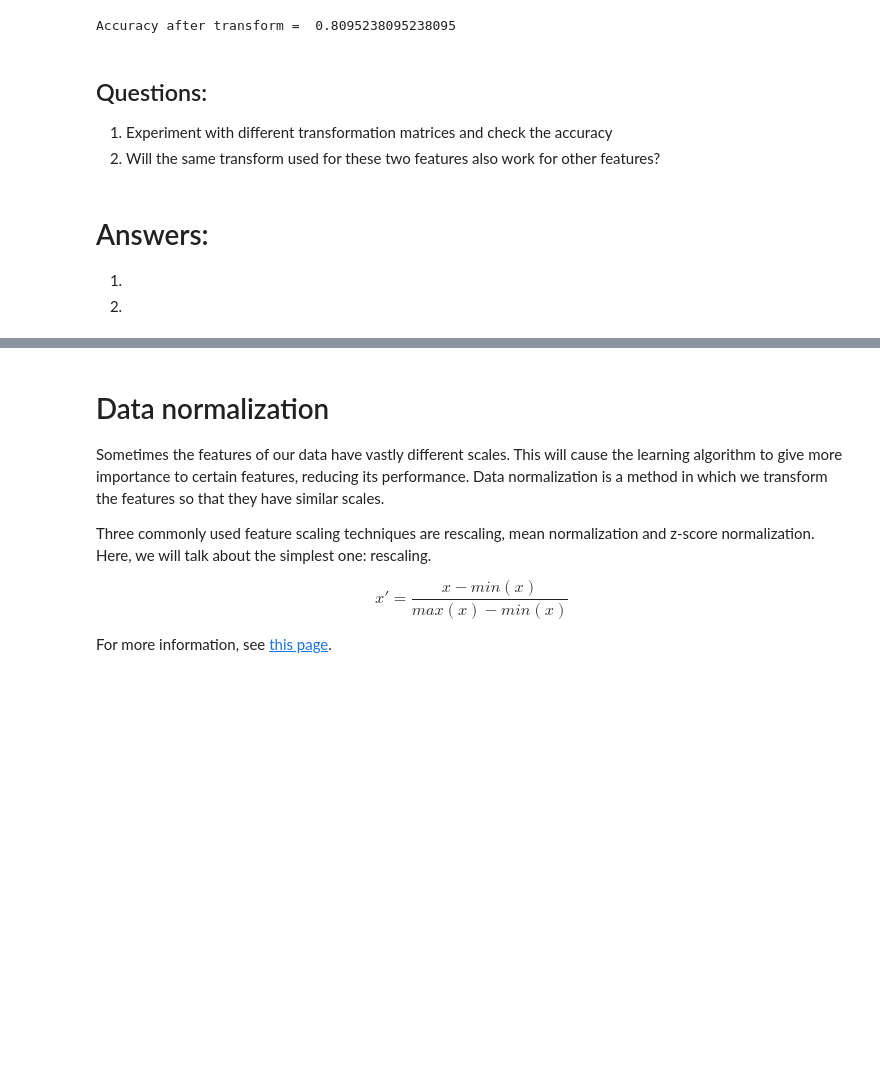
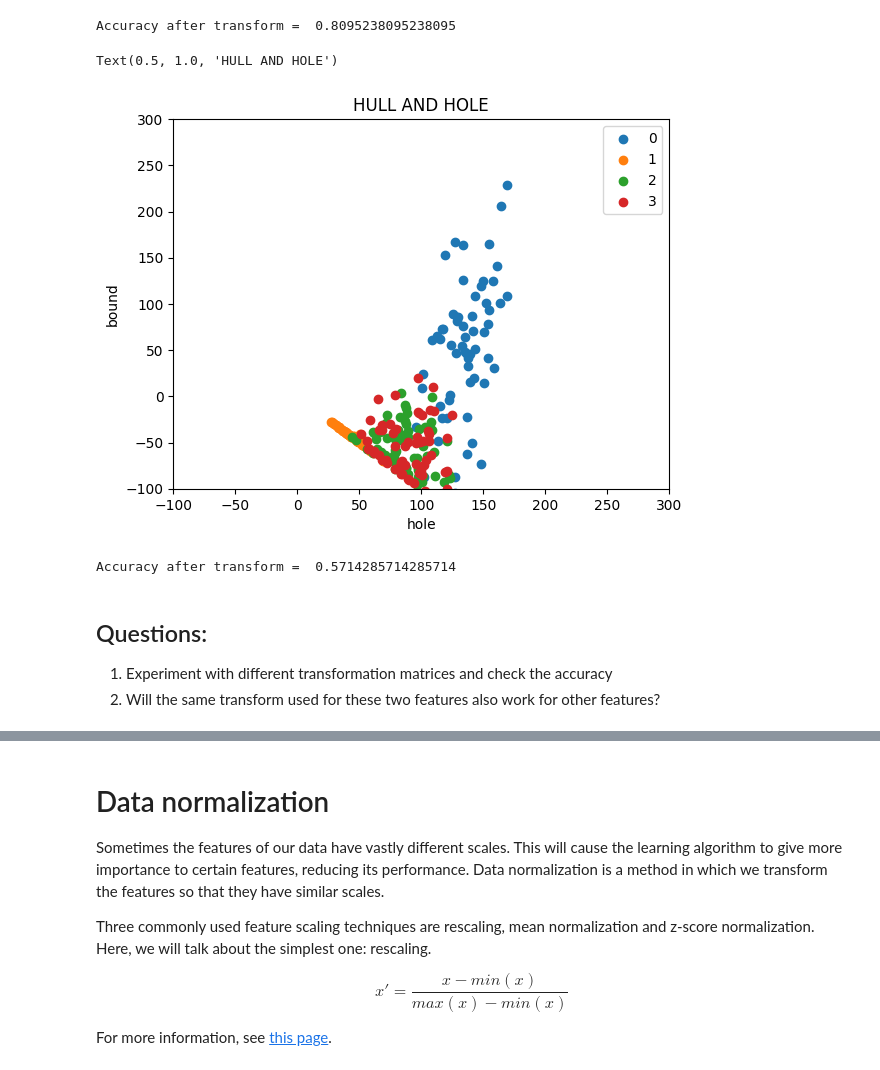
Before and after one commit to nanmaharaj/FMML_Project_and_Labs, a Jupyter notebook: Module_01_Lab_04_LinearAlgebra.ipynb, the cells around one changed output, grey strips where cells are left out. Drawn from its saved outputs; the diff is of its cells as text; code cells hidden in the pictures; blank space fills up the shorter version.

```diff
--- a/Module_01_Lab_04_LinearAlgebra.ipynb
+++ b/Module_01_Lab_04_LinearAlgebra.ipynb
@@ -325,13 +344,21 @@ acc = Accuracy(test_y, test_pred)
 print('Accuracy after transform = ', acc)
 # %% [output]
 Accuracy after transform =  0.8095238095238095
+# %%
+fig, ax = plotData(train_feats_t1, train_y)
+ax.set_xlim(xlim)
+ax.set_ylim(ylim)
+plt.title('HULL AND HOLE')
+# %% [output]
+Text(0.5, 1.0, 'HULL AND HOLE')
+[figure, added]
+# %%
+test_pred = NN(train_feats_t1, train_y, test_feats_t1)
+acc = Accuracy(test_y, test_pred)
+print('Accuracy after transform = ', acc)
+# %% [output]
+Accuracy after transform =  0.5714285714285714
 # %% [markdown]
 ## Questions:
 1. Experiment with different transformation matrices and check the accuracy
 2. Will the same transform used for these two features also work for other features?
-# %% [markdown]
-# Answers:
-
-1)
-
-2)
```
Also changed, not shown: parts of 11 cells of this notebook.
